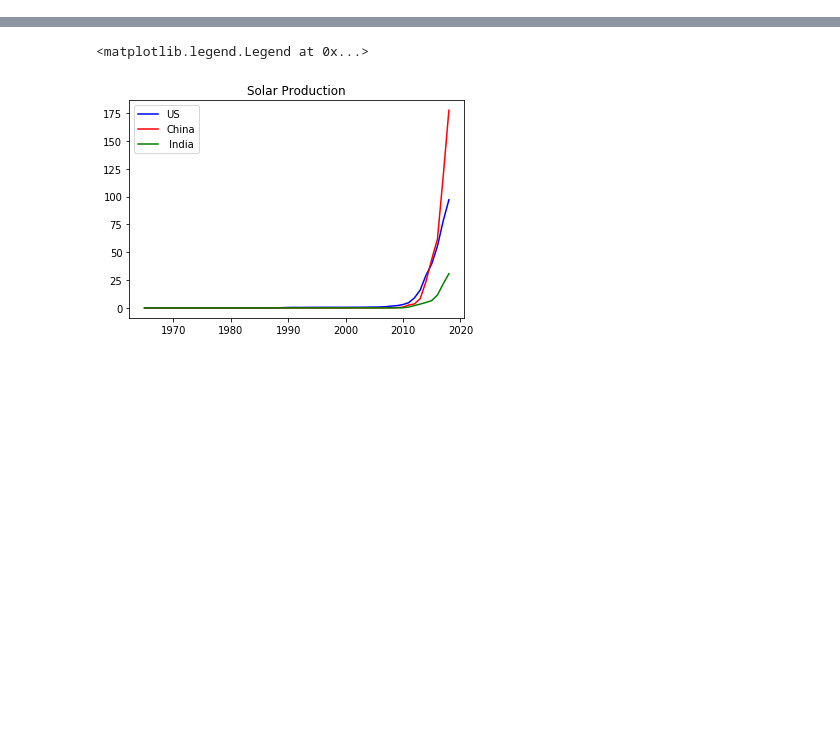
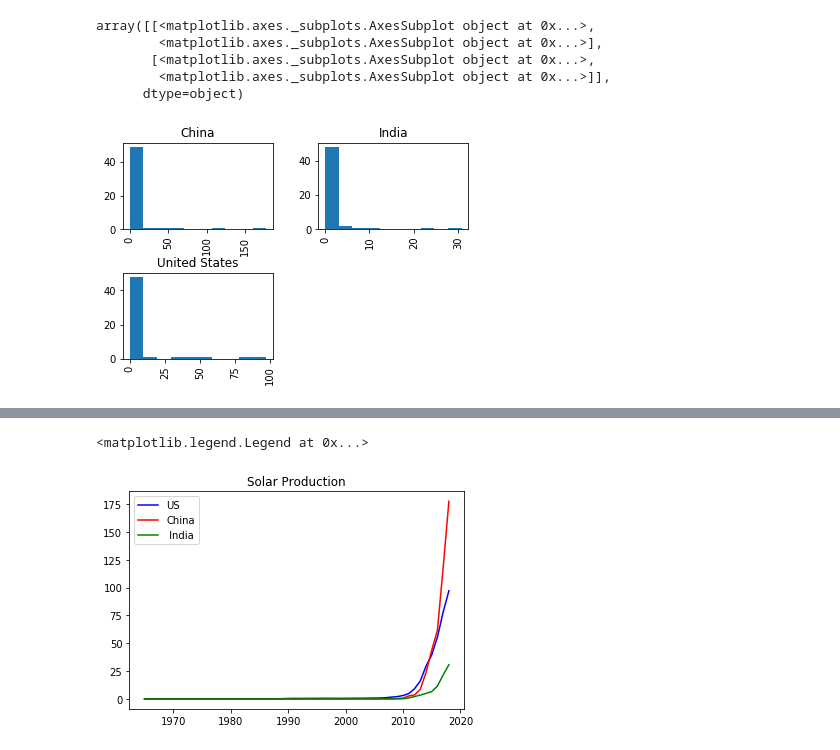
Before and after one commit to jhl126/Capstone1_Rename_later, a Jupyter notebook: Data Analysis.ipynb, the cells around one changed output, grey strips where cells are left out. Cells and saved outputs as stored; diff of their text form; code cells hidden in the pictures; blank space fills up the shorter version.

Commit message:
Cleaned up data for Data Analysis

```diff
--- a/Data Analysis.ipynb
+++ b/Data Analysis.ipynb
@@ -27,5 +30,7 @@ energy = pd.read_csv("modern-renewable-energy-consumption.csv")
 # %%
-# To clean up the data and only show countries relevant to the research question, I separated the data frames by country
+#To clean up the data, I have filtered out the table to only include the top three energy consuming countries.
+top = ["United States", "China", "India"]
+top_energy = energy[energy["Entity"].isin(top)]
 us = energy[energy["Entity"] == "United States"]
 china = energy[energy["Entity"] == "China"]
 india = energy[energy["Entity"] == "India"]
@@ -59,0 +45,9 @@ KruskalResult(statistic=10.10226009559649, pvalue=0.006402094683951255)
+# %%
+top_energy["Solar (terawatt-hours)"].hist(by=top_energy["Entity"])
+# %% [output]
+array([[<matplotlib.axes._subplots.AxesSubplot object at 0x...>,
+        <matplotlib.axes._subplots.AxesSubplot object at 0x...>],
+       [<matplotlib.axes._subplots.AxesSubplot object at 0x...>,
+        <matplotlib.axes._subplots.AxesSubplot object at 0x...>]],
+      dtype=object)
+[figure, added]
```
Also changed, not shown: parts of 17 cells of this notebook, 1 other file.
